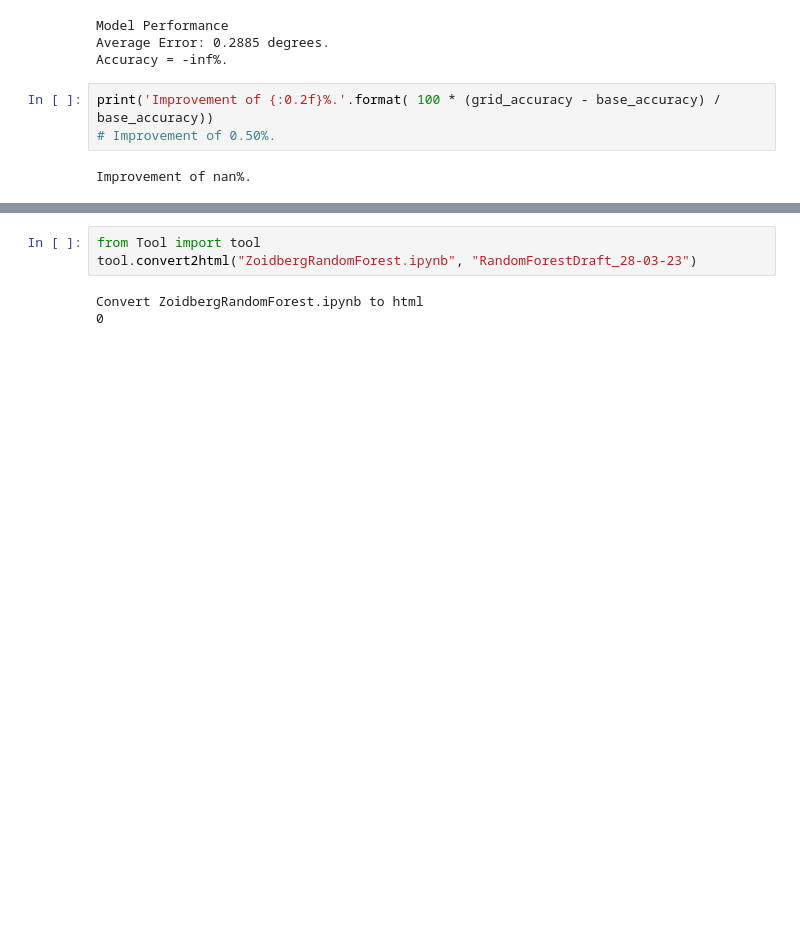
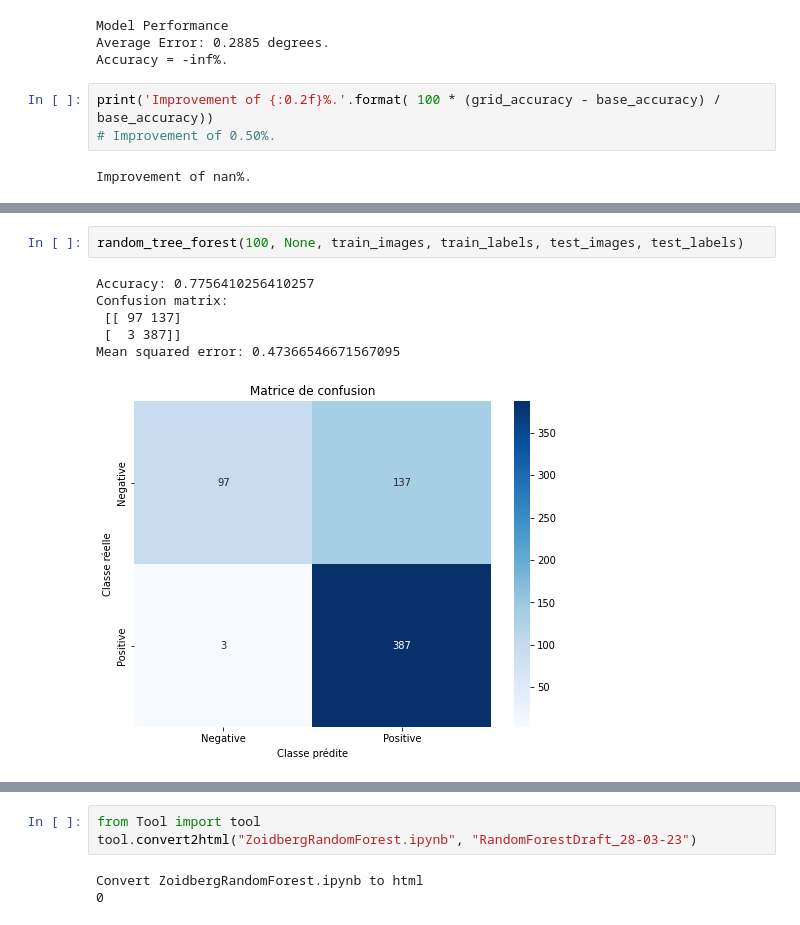
Before and after one commit to AdrienGavazzi/big_data, a Jupyter notebook: Epitech/ZoidbergRandomForest.ipynb, the cells around one changed output, grey strips where cells are left out. Drawn from its saved outputs; the diff is of its cells as text; blank space fills up the shorter version.

```diff
--- a/Epitech/ZoidbergRandomForest.ipynb
+++ b/Epitech/ZoidbergRandomForest.ipynb
@@ -234,0 +366,9 @@ Improvement of nan%.
+# %%
+random_tree_forest(100, None, train_images, train_labels, test_images, test_labels)
+# %% [output]
+Accuracy: 0.7756410256410257
+Confusion matrix:
+ [[ 97 137]
+ [  3 387]]
+Mean squared error: 0.47366546671567095
+[figure, added]
```
Also changed, not shown: parts of 12 cells of this notebook, 4 other files.
